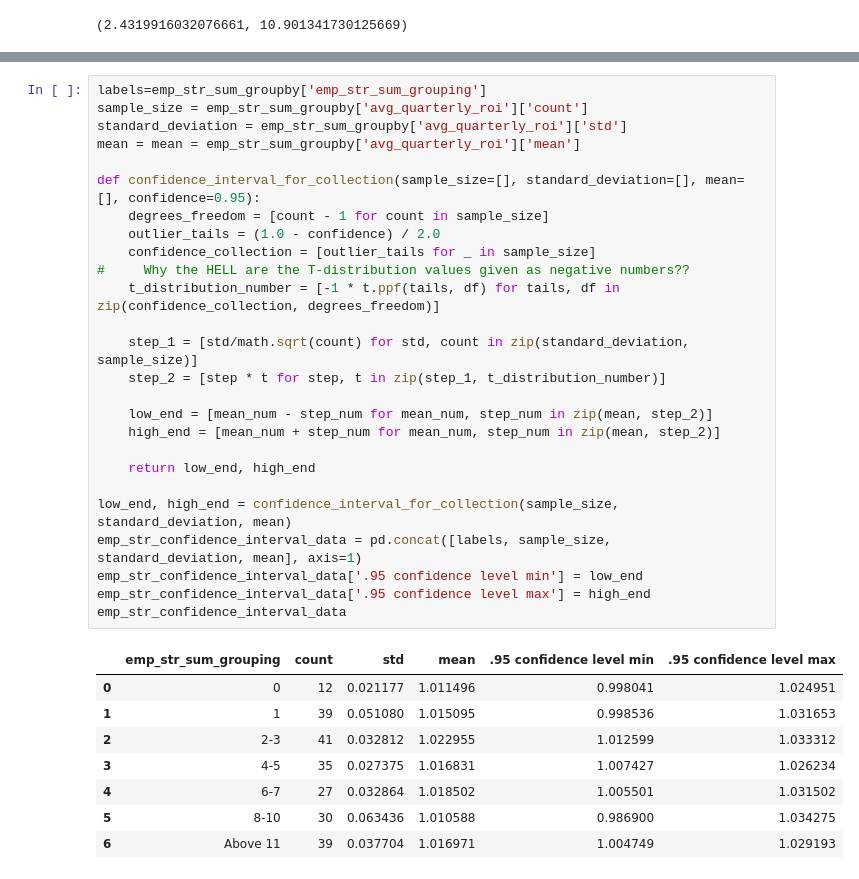
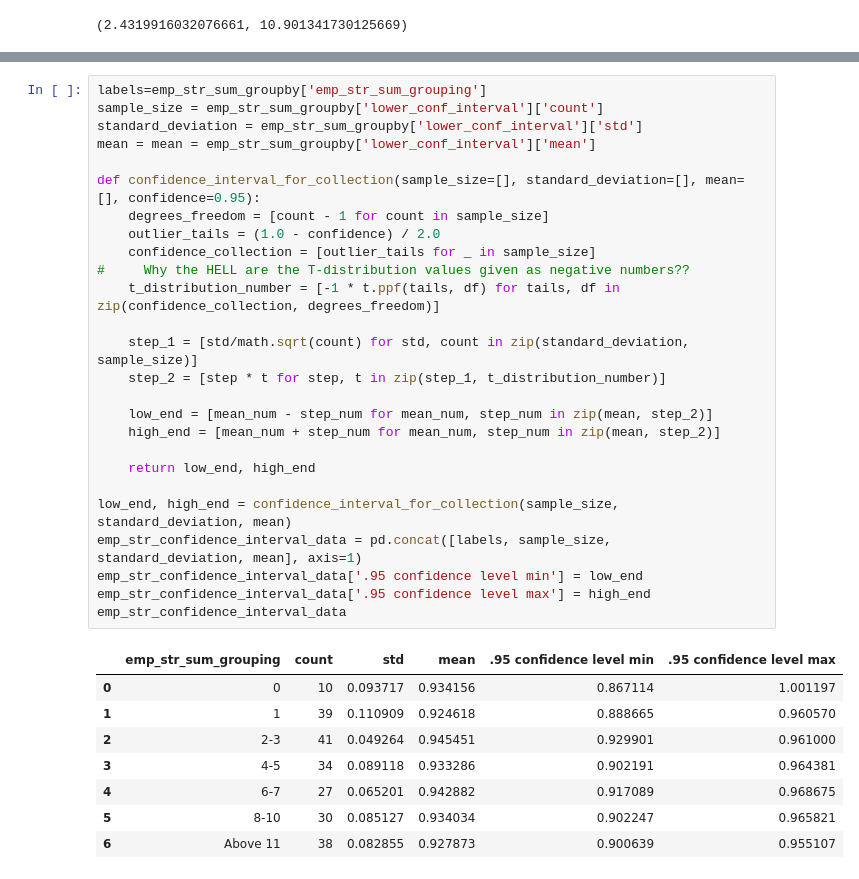
Before and after one commit to chelseatroy/fund_scale, a Jupyter notebook: data_explo/Exploring S&P Ethical Index Data.ipynb, the cells around one changed output, grey strips where cells are left out. Drawn from its saved outputs; the diff is of its cells as text.

```diff
--- a/data_explo/Exploring S&P Ethical Index Data.ipynb
+++ b/data_explo/Exploring S&P Ethical Index Data.ipynb
@@ -602,37 +623,37 @@ confidence_interval_for([1,2,4,3,2,4,6,7,3,2,3,5,7,43,2,3,5,7,45,2,2,2,3,5,6,2,4
 # %%
 labels=emp_str_sum_groupby['emp_str_sum_grouping']
-sample_size = emp_str_sum_groupby['avg_quarterly_roi']['count']
-standard_deviation = emp_str_sum_groupby['avg_quarterly_roi']['std']
-mean = mean = emp_str_sum_groupby['avg_quarterly_roi']['mean']
+sample_size = emp_str_sum_groupby['lower_conf_interval']['count']
+standard_deviation = emp_str_sum_groupby['lower_conf_interval']['std']
+mean = mean = emp_str_sum_groupby['lower_conf_interval']['mean']
 
 def confidence_interval_for_collection(sample_size=[], standard_deviation=[], mean=[], confidence=0.95):
     degrees_freedom = [count - 1 for count in sample_size]
     outlier_tails = (1.0 - confidence) / 2.0
     confidence_collection = [outlier_tails for _ in sample_size]
 #     Why the HELL are the T-distribution values given as negative numbers??
     t_distribution_number = [-1 * t.ppf(tails, df) for tails, df in zip(confidence_collection, degrees_freedom)]
 
     step_1 = [std/math.sqrt(count) for std, count in zip(standard_deviation, sample_size)]
     step_2 = [step * t for step, t in zip(step_1, t_distribution_number)]
 
     low_end = [mean_num - step_num for mean_num, step_num in zip(mean, step_2)]
     high_end = [mean_num + step_num for mean_num, step_num in zip(mean, step_2)]
 
     return low_end, high_end
 
 low_end, high_end = confidence_interval_for_collection(sample_size, standard_deviation, mean)
 emp_str_confidence_interval_data = pd.concat([labels, sample_size, standard_deviation, mean], axis=1)
 emp_str_confidence_interval_data['.95 confidence level min'] = low_end
 emp_str_confidence_interval_data['.95 confidence level max'] = high_end
 emp_str_confidence_interval_data
 # %% [output]
 |  | emp_str_sum_grouping | count | std | mean | .95 confidence level min | .95 confidence level max |
-| 0 | 0 | 12 | 0.021177 | 1.011496 | 0.998041 | 1.024951 |
-| 1 | 1 | 39 | 0.051080 | 1.015095 | 0.998536 | 1.031653 |
-| 2 | 2-3 | 41 | 0.032812 | 1.022955 | 1.012599 | 1.033312 |
-| 3 | 4-5 | 35 | 0.027375 | 1.016831 | 1.007427 | 1.026234 |
-| 4 | 6-7 | 27 | 0.032864 | 1.018502 | 1.005501 | 1.031502 |
-| 5 | 8-10 | 30 | 0.063436 | 1.010588 | 0.986900 | 1.034275 |
-| 6 | Above 11 | 39 | 0.037704 | 1.016971 | 1.004749 | 1.029193 |
+| 0 | 0 | 10 | 0.093717 | 0.934156 | 0.867114 | 1.001197 |
+| 1 | 1 | 39 | 0.110909 | 0.924618 | 0.888665 | 0.960570 |
+| 2 | 2-3 | 41 | 0.049264 | 0.945451 | 0.929901 | 0.961000 |
+| 3 | 4-5 | 34 | 0.089118 | 0.933286 | 0.902191 | 0.964381 |
+| 4 | 6-7 | 27 | 0.065201 | 0.942882 | 0.917089 | 0.968675 |
+| 5 | 8-10 | 30 | 0.085127 | 0.934034 | 0.902247 | 0.965821 |
+| 6 | Above 11 | 38 | 0.082855 | 0.927873 | 0.900639 | 0.955107 |
 # %%
 labels=emp_con_sum_groupby['emp_con_sum_grouping']
```
Also changed, not shown: parts of 33 cells of this notebook.
